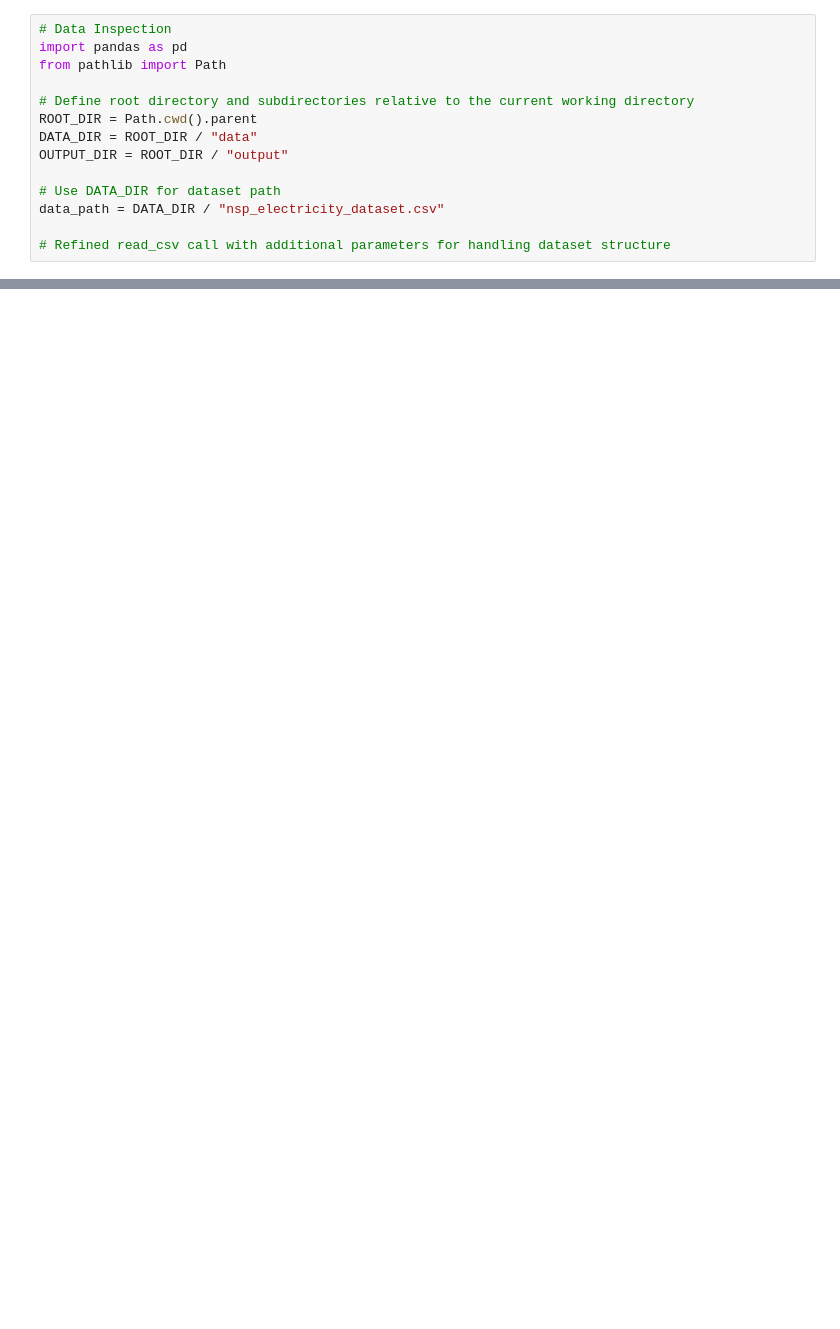
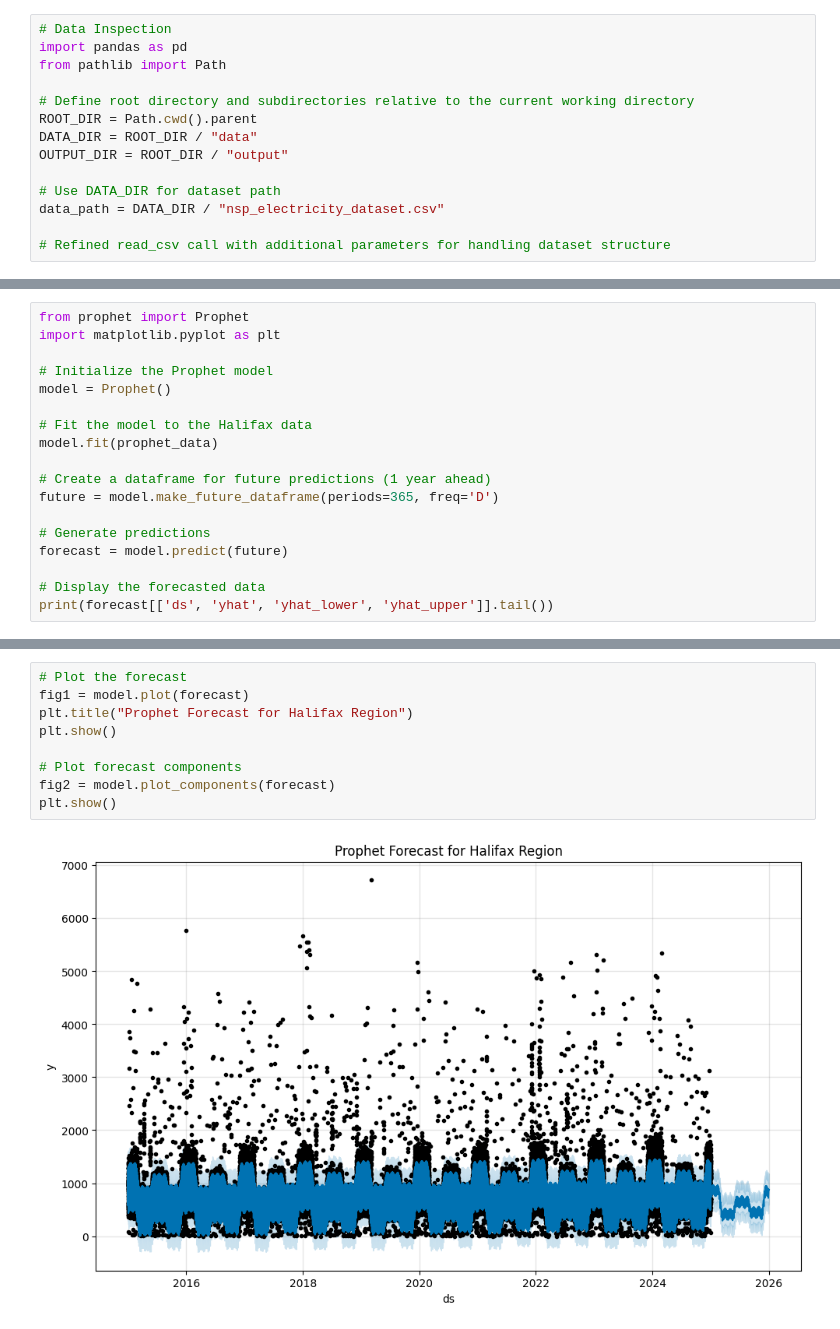
Before and after one commit to bhavik-knight/5580-a6-anomaly-detection-nsp, a Jupyter notebook: src/forecasting.ipynb, the cells around one changed output, grey strips where cells are left out. Drawn from its saved outputs; the diff is of its cells as text; blank space fills up the shorter version.

```diff
--- a/src/forecasting.ipynb
+++ b/src/forecasting.ipynb
@@ -109,0 +151,18 @@ This section prepares the Halifax data for the Prophet model. The required forma
+# %%
+from prophet import Prophet
+import matplotlib.pyplot as plt
+
+# Initialize the Prophet model
+model = Prophet()
+
+# Fit the model to the Halifax data
+model.fit(prophet_data)
+
+# Create a dataframe for future predictions (1 year ahead)
+future = model.make_future_dataframe(periods=365, freq='D')
+
+# Generate predictions
+forecast = model.predict(future)
+
+# Display the forecasted data
+print(forecast[['ds', 'yhat', 'yhat_lower', 'yhat_upper']].tail())
@@ -109,0 +183,11 @@ This section prepares the Halifax data for the Prophet model. The required forma
+# %%
+# Plot the forecast
+fig1 = model.plot(forecast)
+plt.title("Prophet Forecast for Halifax Region")
+plt.show()
+
+# Plot forecast components
+fig2 = model.plot_components(forecast)
+plt.show()
+# %% [output]
+[figure, added]
```
Also changed, not shown: parts of 17 cells of this notebook, 1 other file.
